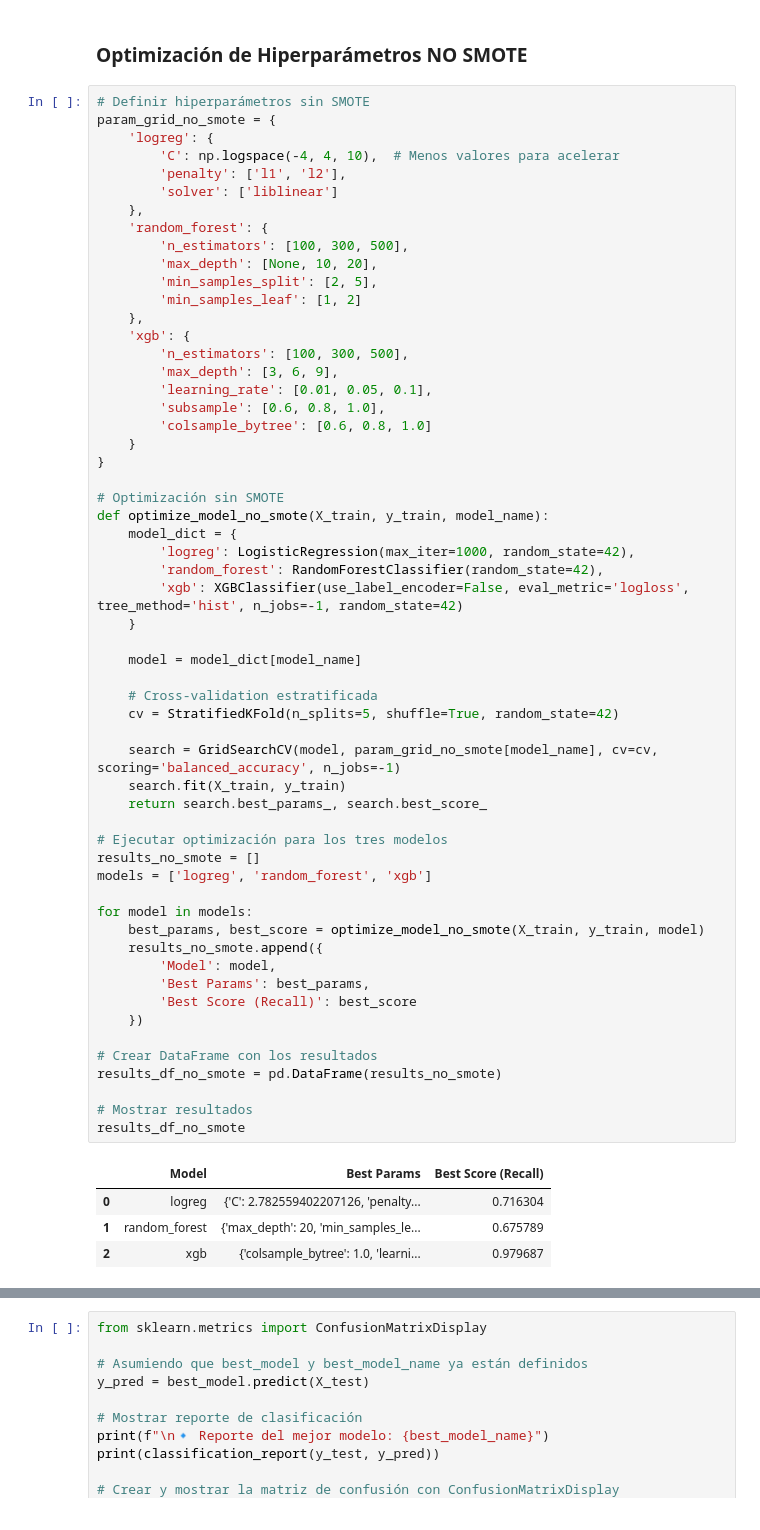
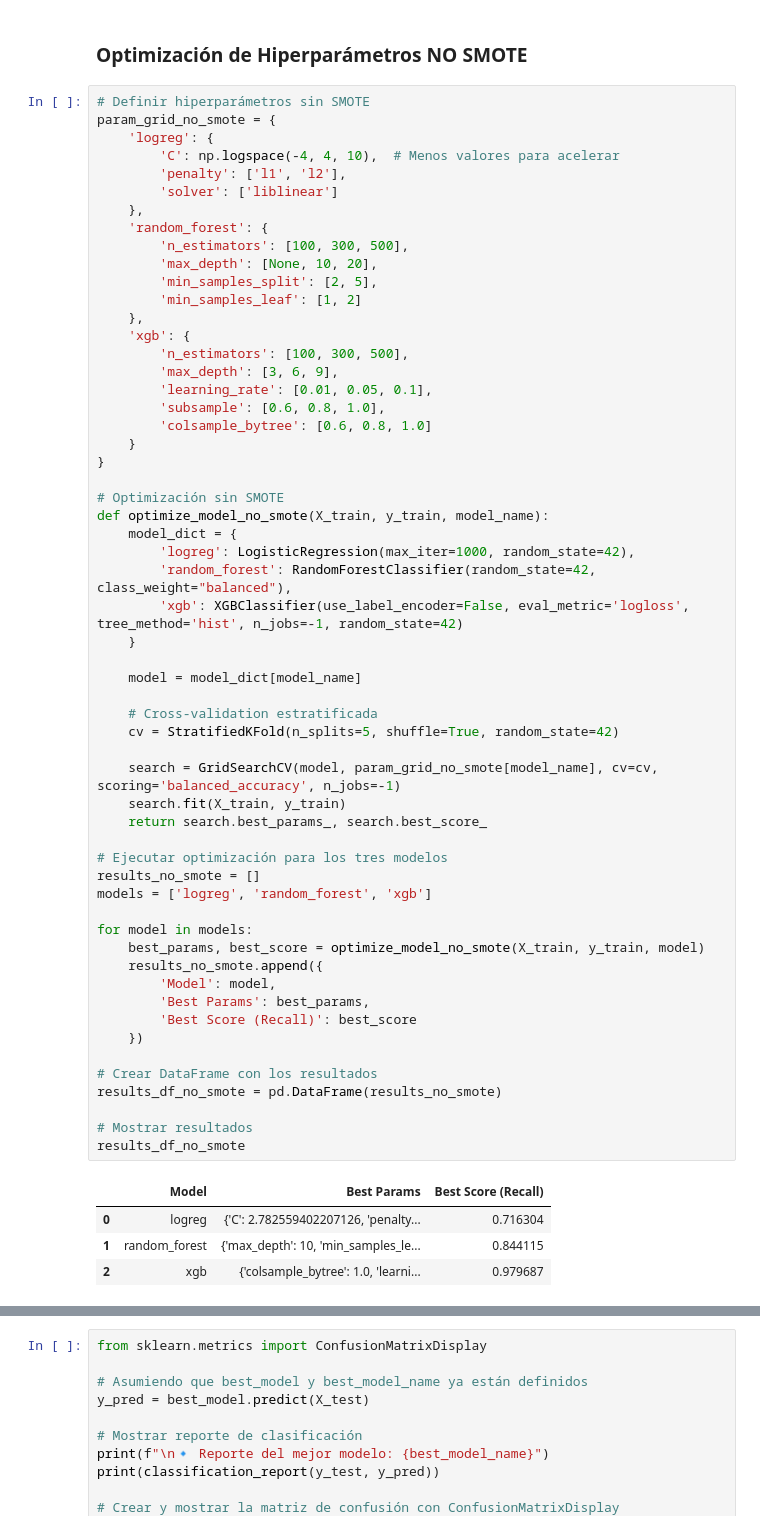
Before and after one commit to rafaneda7/Team-Challenge---Team-GPTlines, a Jupyter notebook: src/notebooks/Team-GPTlines_Pipelines_v3.ipynb, the cells around one changed output, grey strips where cells are left out. Drawn from its saved outputs; the diff is of its cells as text.

```diff
--- a/src/notebooks/Team-GPTlines_Pipelines_v3.ipynb
+++ b/src/notebooks/Team-GPTlines_Pipelines_v3.ipynb
@@ -680,40 +680,40 @@ param_grid_no_smote = {
 def optimize_model_no_smote(X_train, y_train, model_name):
     model_dict = {
         'logreg': LogisticRegression(max_iter=1000, random_state=42),
-        'random_forest': RandomForestClassifier(random_state=42),
+        'random_forest': RandomForestClassifier(random_state=42, class_weight="balanced"),
         'xgb': XGBClassifier(use_label_encoder=False, eval_metric='logloss', tree_method='hist', n_jobs=-1, random_state=42)
     }
 
     model = model_dict[model_name]
 
     # Cross-validation estratificada
     cv = StratifiedKFold(n_splits=5, shuffle=True, random_state=42)
 
     search = GridSearchCV(model, param_grid_no_smote[model_name], cv=cv, scoring='balanced_accuracy', n_jobs=-1)
     search.fit(X_train, y_train)
     return search.best_params_, search.best_score_
 
 # Ejecutar optimización para los tres modelos
 results_no_smote = []
 models = ['logreg', 'random_forest', 'xgb']
 
 for model in models:
     best_params, best_score = optimize_model_no_smote(X_train, y_train, model)
     results_no_smote.append({
         'Model': model,
         'Best Params': best_params,
         'Best Score (Recall)': best_score
     })
 
 # Crear DataFrame con los resultados
 results_df_no_smote = pd.DataFrame(results_no_smote)
 
 # Mostrar resultados
 results_df_no_smote
 # %% [output]
 |  | Model | Best Params | Best Score (Recall) |
 | 0 | logreg | {'C': 2.782559402207126, 'penalty... | 0.716304 |
-| 1 | random_forest | {'max_depth': 20, 'min_samples_le... | 0.675789 |
+| 1 | random_forest | {'max_depth': 10, 'min_samples_le... | 0.844115 |
 | 2 | xgb | {'colsample_bytree': 1.0, 'learni... | 0.979687 |
 # %%
 # Imprimir los mejores parámetros y puntuaciones de cada modelo
```
Also changed, not shown: parts of 4 cells of this notebook, 3 other files.
